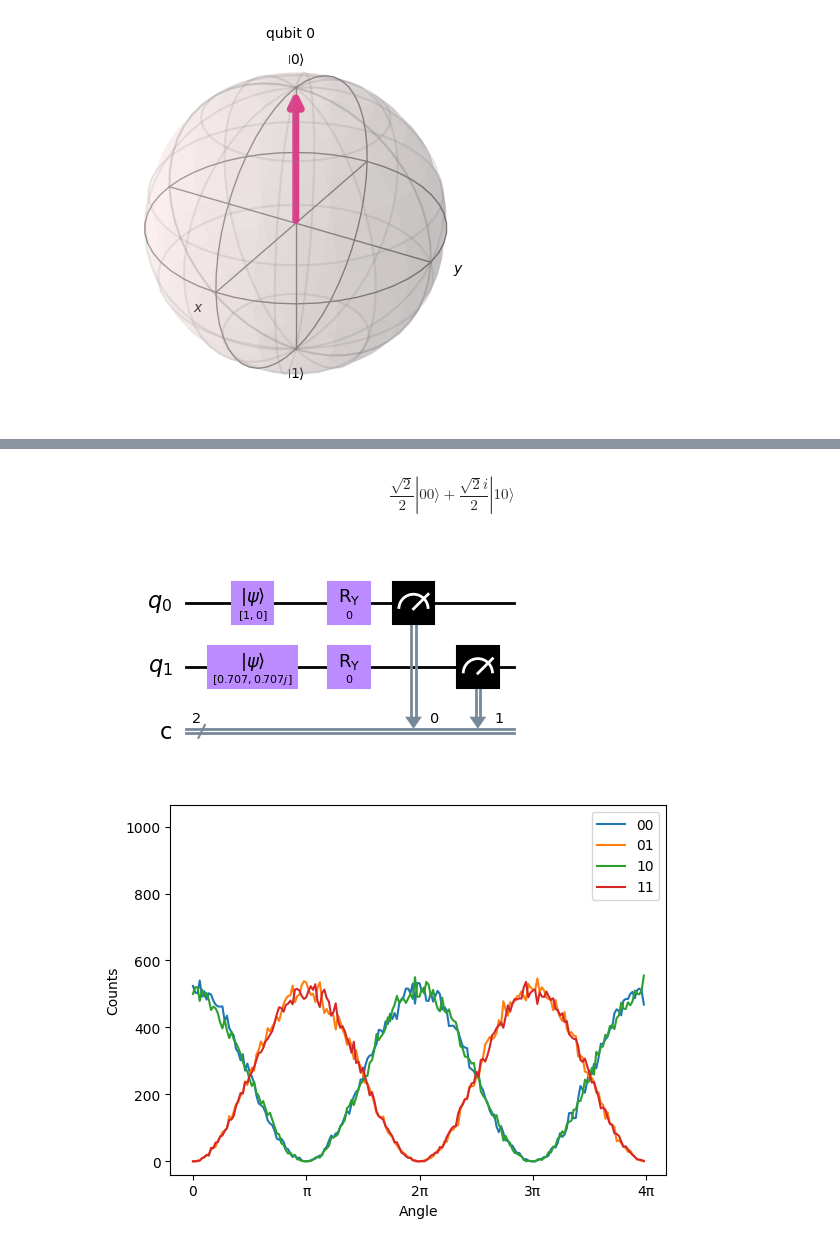
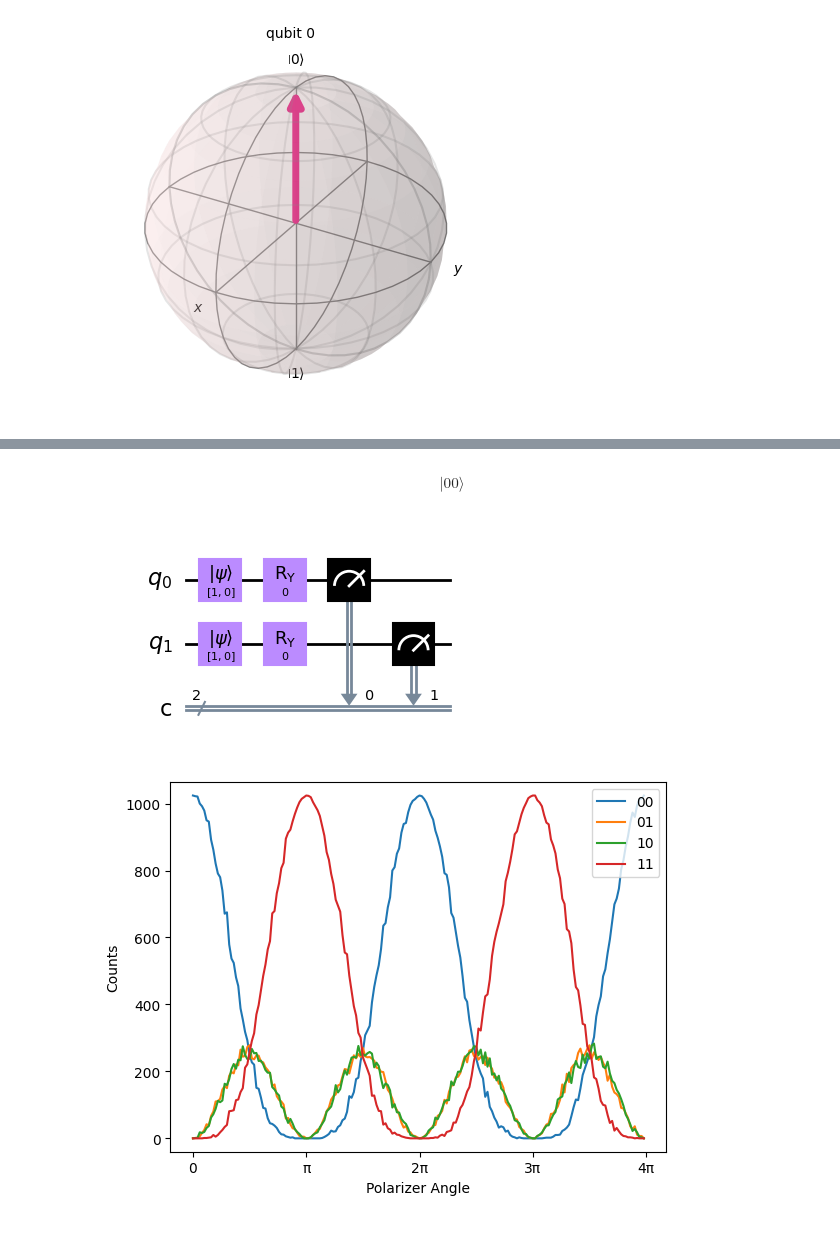
Before and after one commit to sparklyhotdog/QisketProject, a Jupyter notebook: ideal_simulations/2_independent_qubits_rotation.ipynb, the cells around one changed output, grey strips where cells are left out. Saved outputs shown, nothing was run; the diff lists cells and outputs as text; code cells hidden in the pictures.

```diff
--- a/ideal_simulations/2_independent_qubits_rotation.ipynb
+++ b/ideal_simulations/2_independent_qubits_rotation.ipynb
@@ -13,10 +14,10 @@ state_P = [1/sqrt(2), 1/sqrt(2)]
 state_M = [1/sqrt(2), -1/sqrt(2)]
 state_L = [1/sqrt(2), 1j/sqrt(2)]
 state_R = [1/sqrt(2), -1j/sqrt(2)]
+
+# input states
+input_state_a = state_H
+input_state_b = state_H
-# %%
-# input states
-input_state_a = state_H
-input_state_b = state_L
 # %%
 # normalize and display a
 en_a = sqrt(np.abs(input_state_a[0])**2 + np.abs(input_state_a[1])**2)
@@ -75,37 +76,37 @@ for i in range(N):
         display(qc.draw(output='mpl'))
 
     # simulate
-    backend = Aer.get_backend('qasm_simulator')
+    backend = AerSimulator(method='statevector')
     job = backend.run(transpile(qc, backend), shots=numShots)
     result = job.result()
     counts = result.get_counts(qc)
 
     x_val.append(delta)
 
     # put in zeros for the counts if needed
     out = [0, 0, 0, 0]
     for j in range(4):
         if states[j] in counts:
             out[j] = counts[states[j]]
         y_val[j].append(out[j])
 
 # graph
 fig, ax = plt.subplots()
 
 for i in range(4):
     ax.plot(x_val, y_val[i], label = states[i])
 
-ax.set_xlabel("Polarizer Angle")
-ax.set_ylabel("Counts")
+ax.set_xlabel('Polarizer Angle')
+ax.set_ylabel('Counts')
 ax.set_ylim(0 - 40, numShots + 40)
 latex_a = Statevector(state_a).draw(output='latex_source')
 latex_b = Statevector(state_b).draw(output='latex_source')
 title = '$(' + latex_b + ') \otimes (' + latex_a + ' ) = ' + state + '$'
 # ax.set_title(title)
 x_ticks = ax.set_xticks([0, pi, 2*pi, 3*pi, 4*pi], ['0', 'π', '2π', '3π', '4π'])
 legend = plt.legend(loc='upper right')
-plt.savefig('C:\\Users\\ays2\\Downloads\\LR_plot', dpi=1000)
+plt.savefig('C:\\Users\\ays2\\Downloads\\HH_plot', dpi=1000)
 # %% [output]
-$$\frac{\sqrt{2}}{2} |00\rangle+\frac{\sqrt{2} i}{2} |10\rangle$$
+$$ |00\rangle$$
-[figure, old version]
+[figure, new version]
-[figure, old version]
+[figure, new version]
```
Also changed, not shown: parts of 2 cells of this notebook, 3 other files.
